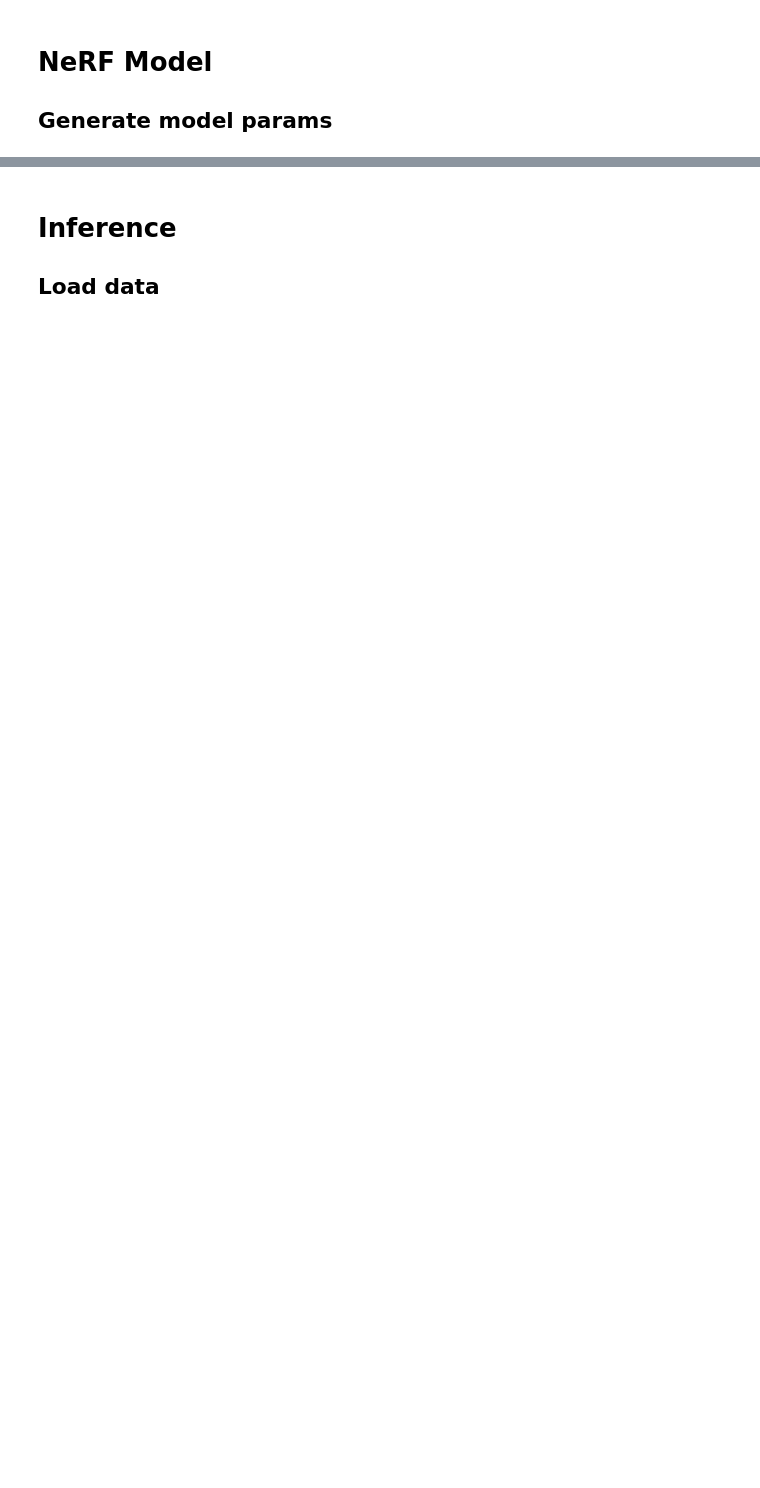
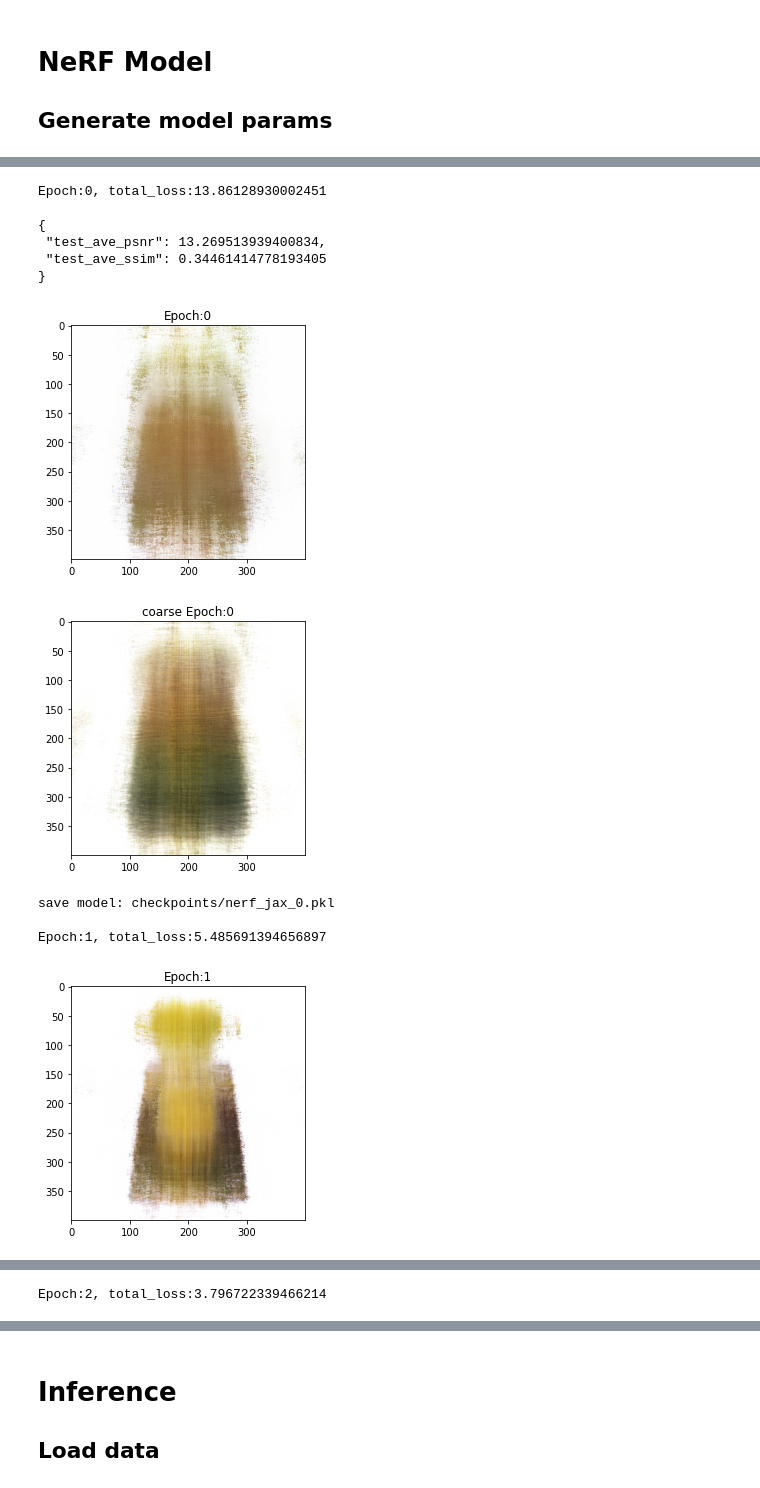
Before and after one commit to matsuren/nerf_jax_flax_practice, a Jupyter notebook: nerf_run.ipynb, the cells around one changed output, grey strips where cells are left out. Saved outputs shown, nothing was run; the diff lists cells and outputs as text; code cells hidden in the pictures; blank space fills up the shorter version.

```diff
--- a/nerf_run.ipynb
+++ b/nerf_run.ipynb
@@ -50,7 +52,7 @@ cfg={
     "dataset_type": "NERF",  # "NERF", "TINY"
     "half_res": True,
     "testset_num": 32,
-    "workers": 4,
+    "workers": 2,
 }
 cfg = AttrDict(cfg)
 
@@ -761,7 +827,7 @@ for epoch in range(cfg.num_epochs):
 #     wandb.log({'lr':float(learning_rate_fn(optimizer.state.step))}, commit=False)
 
     # Calculate test metrics
-    if not epoch % interval_test_metrics or epoch == (cfg.num_epochs - 1):
+    if epoch !=0 and (not epoch % interval_test_metrics or epoch == (cfg.num_epochs - 1)):
         total_test_metrics = defaultdict(list)
         pbar = tqdm(testloader, total=len(testloader), desc=f"[Test] Epoch:{epoch}")
         for batch in pbar:
@@ -779,30 +845,43 @@ for epoch in range(cfg.num_epochs):
             log_data["test_ave_" + key] = np.array(val).mean()
         print(json.dumps(log_data, indent=1))
 #         wandb.log(log_data, commit=False)
 
     # Visualize one test images
     if not epoch % interval_visualize_image or epoch < until_visualize_image:
         viz_img, coarse_img = render_image(
             optimizer.target, testset[0]["pose"], ray_dir_cam, cfg.fine_ray_sample
         )
         fig, ax = plt.subplots(1, 1)
         ax.set_title(f"Epoch:{epoch}")
         ax.imshow(viz_img)
         fig.tight_layout()
 #         wandb.log({"result_imgs": wandb.Image(fig)}, commit=False)
         fig, ax = plt.subplots(1, 1)
         ax.set_title(f"coarse Epoch:{epoch}")
         ax.imshow(coarse_img)
         fig.tight_layout()
 #         wandb.log({"coarse_imgs(debug)": wandb.Image(fig)}, commit=False)
         plt.show()
 
     # Commit log
 #     wandb.log({}, commit=True)
 
     # Save model
     if not epoch % interval_save_model or epoch == (cfg.num_epochs - 1):
         fname = f"checkpoints/nerf_jax_{epoch}.pkl"
         print("save model:", fname)
         with open(fname, mode="wb") as f:
             f.write(serialization.to_bytes(optimizer))
+# %% [output]
+Epoch:0, total_loss:13.86128930002451
+
+{
+ "test_ave_psnr": 13.269513939400834,
+ "test_ave_ssim": 0.34461414778193405
+}
+[figure, added]
+[figure, added]
+save model: checkpoints/nerf_jax_0.pkl
+
+Epoch:1, total_loss:5.485691394656897
+[figure, added]
@@ -808,0 +889 @@ for epoch in range(cfg.num_epochs):
+Epoch:2, total_loss:3.796722339466214
```
Also changed, not shown: parts of 15 cells of this notebook.
